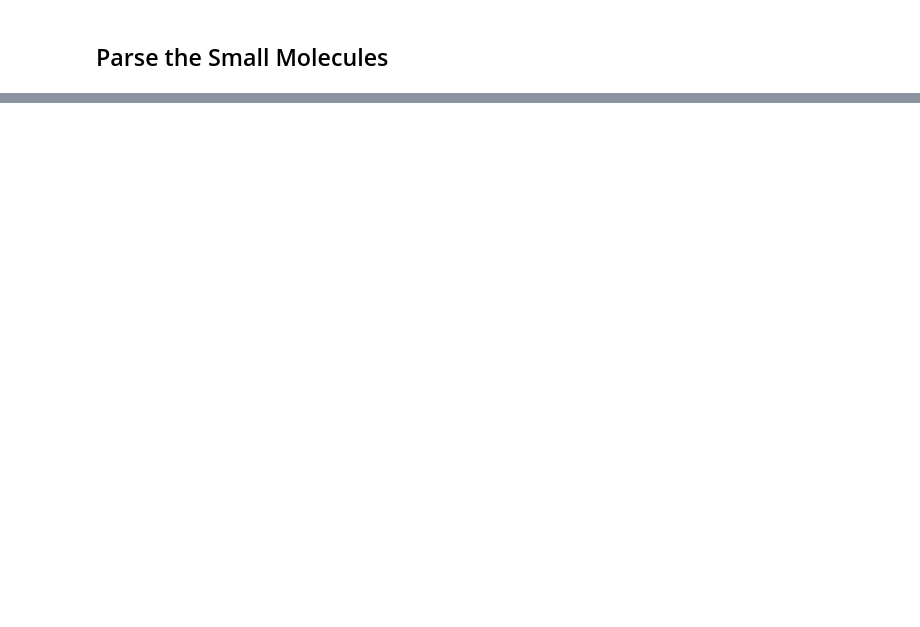
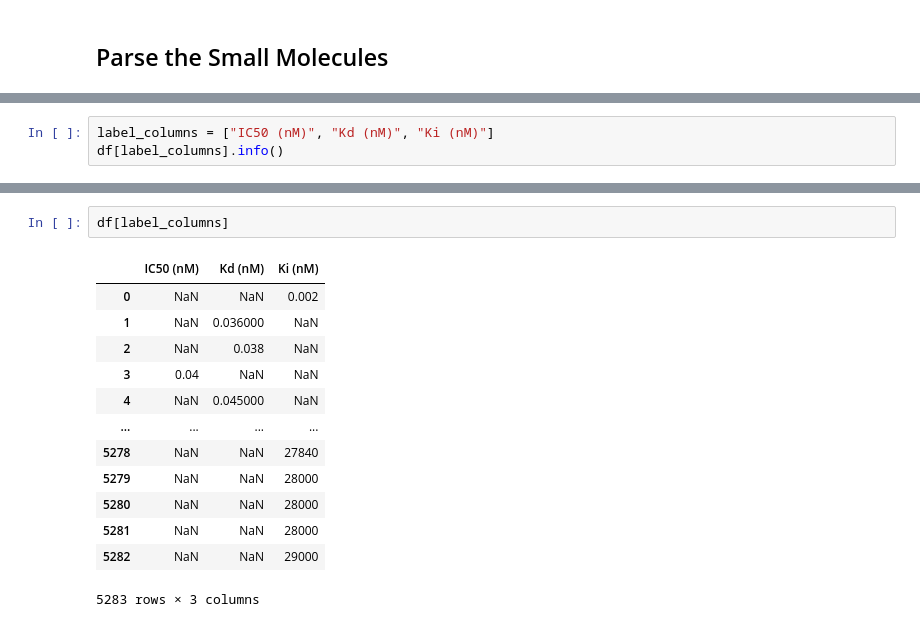
Before and after one commit to Djtrainer/cancer_research, a Jupyter notebook: notebooks/mdm2_breaker.ipynb, the cells around one changed output, grey strips where cells are left out. Saved outputs shown, nothing was run; the diff lists cells and outputs as text; blank space fills up the shorter version.

```diff
--- a/notebooks/mdm2_breaker.ipynb
+++ b/notebooks/mdm2_breaker.ipynb
@@ -177,0 +210,3 @@ plot_beads(coords)
+# %%
+label_columns = ["IC50 (nM)", "Kd (nM)", "Ki (nM)"]
+df[label_columns].info()
@@ -177,0 +224,16 @@ plot_beads(coords)
+# %%
+df[label_columns]
+# %% [output]
+|  | IC50 (nM) | Kd (nM) | Ki (nM) |
+| 0 | NaN | NaN | 0.002 |
+| 1 | NaN | 0.036000 | NaN |
+| 2 | NaN | 0.038 | NaN |
+| 3 | 0.04 | NaN | NaN |
+| 4 | NaN | 0.045000 | NaN |
+| ... | ... | ... | ... |
+| 5278 | NaN | NaN | 27840 |
+| 5279 | NaN | NaN | 28000 |
+| 5280 | NaN | NaN | 28000 |
+| 5281 | NaN | NaN | 28000 |
+| 5282 | NaN | NaN | 29000 |
+5283 rows × 3 columns
```
Also changed, not shown: parts of 11 cells of this notebook, 1 other file.
